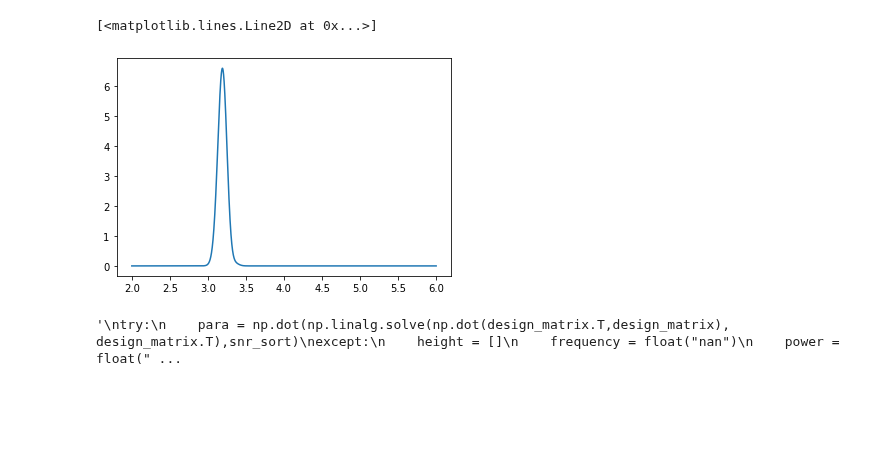
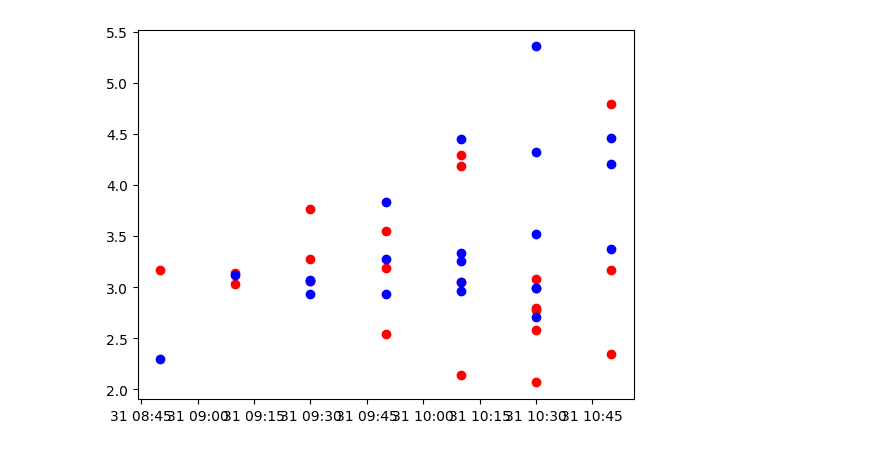
Before and after one commit to ziqing97/gnss_ir_analyze, a Jupyter notebook: src/test.ipynb, the cells around one changed output. Saved outputs shown, nothing was run; the diff lists cells and outputs as text; code cells hidden in the pictures; blank space fills up the shorter version.

```diff
--- a/src/test.ipynb
+++ b/src/test.ipynb
@@ -46,4 +55,0 @@ for satellite_code in result_dict:
-# %%
-for satellite_code in result_dict:
-    for i,height in enumerate(result_dict[satellite_code]['maximal_height']):
-        plt.scatter(result_dict[satellite_code]['time'][i],height)
@@ -60,38 +56,10 @@ print(frequency[peaks])
-# %%
-power_likelyhood_scaled = dapr.scale_power_to_unit_area(frequency,power_likelyhood)
-plt.plot(frequency,power_likelyhood_scaled)
-# %% [output]
-[<matplotlib.lines.Line2D at 0x...>]
-[figure, removed]
-# %%
-
-'''
-try:
-    para = np.dot(np.linalg.solve(np.dot(design_matrix.T,design_matrix),\
-                design_matrix.T),snr_sort)
-except:
-    height = []
-    frequency = float("nan")
-    power = float("nan")
-else:
-    snr_ref = snr_sort - (elevation_sort**2 * para[0,0] + \
-                para[1,0]*elevation_sort + para[2,0])
-
-    # lsp analysis
-    x_data = (np.sin(elevation_sort.T*np.pi/180) * 4 * np.pi / wavelength).ravel()
-    y_data = snr_ref.ravel()
-    frequency = np.arange(min_height,max_height,0.001)
-
-    power = signal.lombscargle(x_data,y_data,frequency,normalize=True)
-    plt.plot(frequency,power)
-    peaks,_= signal.find_peaks(power)
-    if peaks.size != 0:
-        peaks_power = power[peaks]
-
-        height_peak = frequency[peaks]
-        height = height_peak[peaks_power==max(peaks_power)]
-    else:
-        height = []
-'''
-# %% [output]
-'\ntry:\n    para = np.dot(np.linalg.solve(np.dot(design_matrix.T,design_matrix),                design_matrix.T),snr_sort)\nexcept:\n    height = []\n    frequency = float("nan")\n    power = float(" ...
+# %%
+ax = plt.subplot()
+for satellite_code in result_dict_1031_2:
+    for i,height in enumerate(result_dict_1031_2[satellite_code]['maximal_height']):
+        ax.scatter(result_dict_1031_2[satellite_code]['time'][i],height,c=[[1,0,0]])
+for satellite_code in result_dict_1031_3:
+    for i,height in enumerate(result_dict_1031_3[satellite_code]['maximal_height']):
+        ax.scatter(result_dict_1031_3[satellite_code]['time'][i],height,c=[[0,0,1]])
+# %% [output]
+[figure, added]
```
Also changed, not shown: parts of 14 cells of this notebook.
